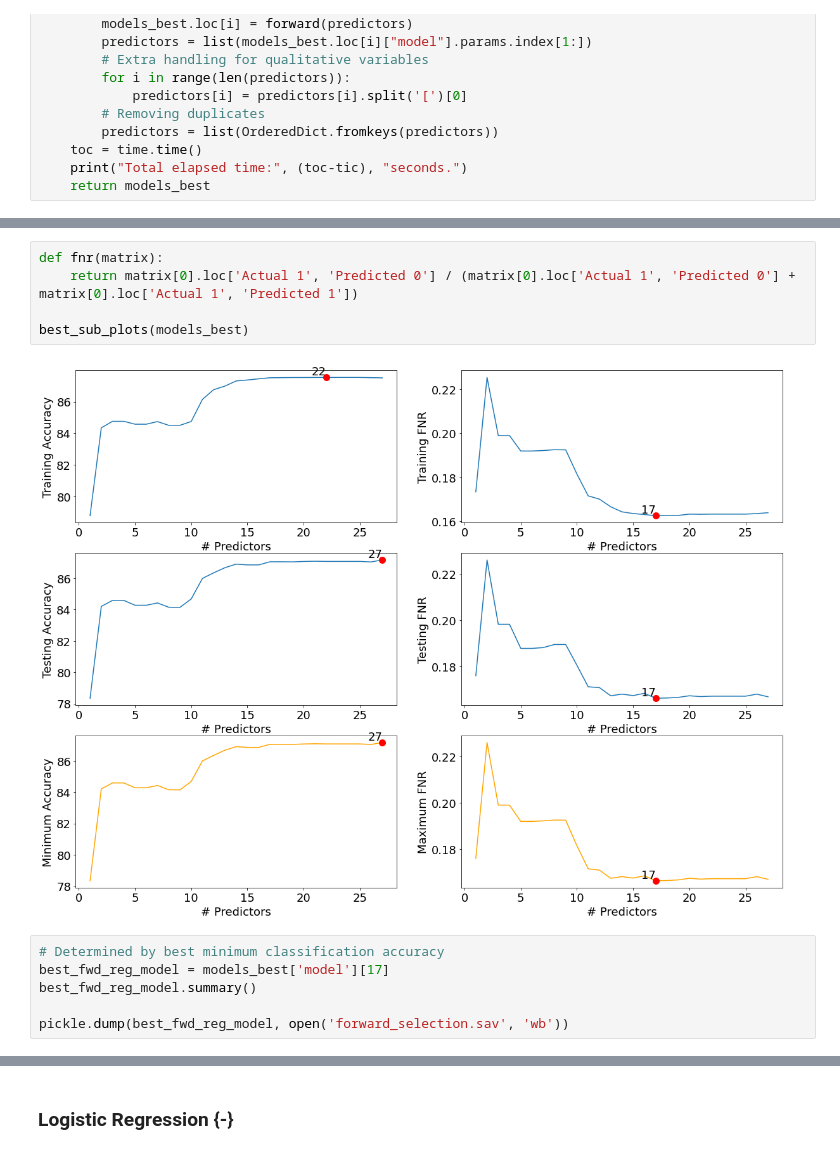
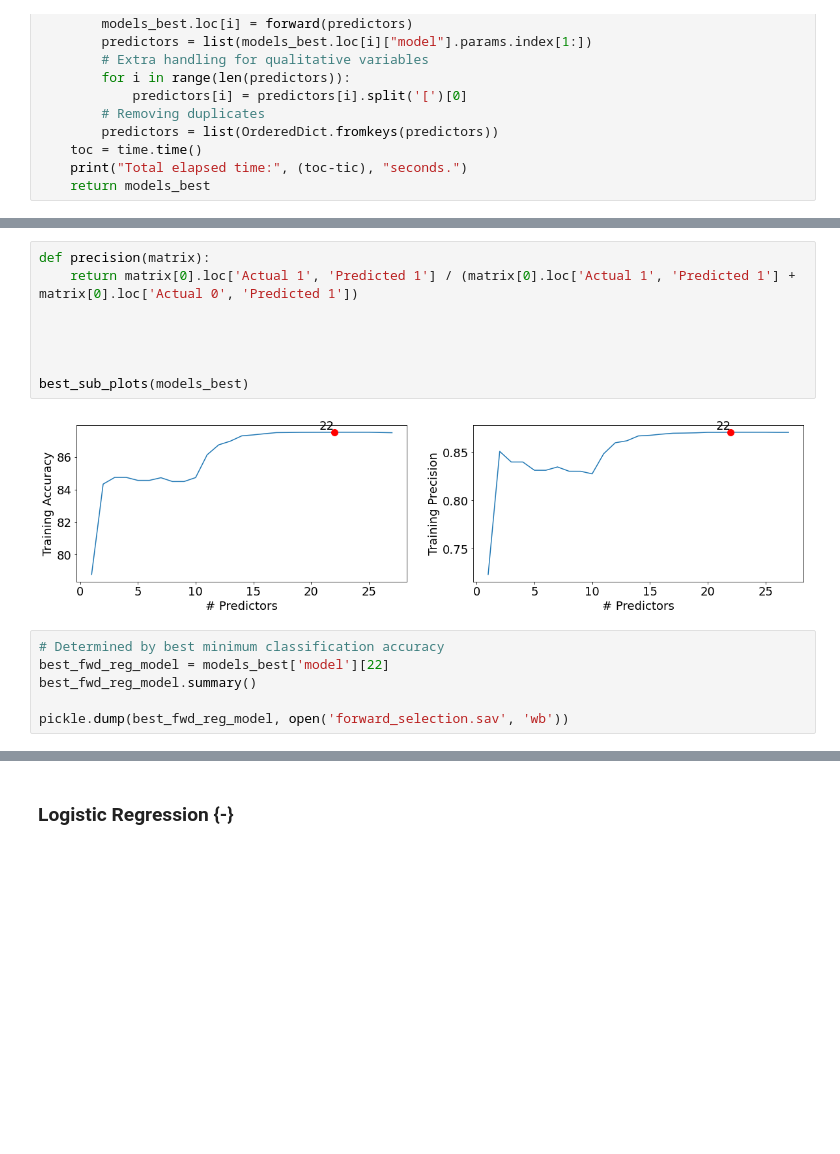
Before and after one commit to cs2027/stat-303-3-project, a Jupyter notebook: Stat 303-3 Final Project, Base Models.ipynb, the cells around one changed output, grey strips where cells are left out. Saved outputs shown, nothing was run; the diff lists cells and outputs as text; blank space fills up the shorter version.

Commit message:
updated forward selection plot

```diff
--- a/Stat 303-3 Final Project, Base Models.ipynb
+++ b/Stat 303-3 Final Project, Base Models.ipynb
@@ -256,13 +216,16 @@ Total elapsed time: 98.38758993148804 seconds.
 # %%
-def fnr(matrix):
-    return matrix[0].loc['Actual 1', 'Predicted 0'] / (matrix[0].loc['Actual 1', 'Predicted 0'] + matrix[0].loc['Actual 1', 'Predicted 1'])
+def precision(matrix):
+    return matrix[0].loc['Actual 1', 'Predicted 1'] / (matrix[0].loc['Actual 1', 'Predicted 1'] + matrix[0].loc['Actual 0', 'Predicted 1'])
+
+
+
 
 best_sub_plots(models_best)
 # %% [output]
-[figure, old version]
+[figure, new version]
 # %%
 # Determined by best minimum classification accuracy
-best_fwd_reg_model = models_best['model'][17]
+best_fwd_reg_model = models_best['model'][22]
 best_fwd_reg_model.summary()
 
 pickle.dump(best_fwd_reg_model, open('forward_selection.sav', 'wb'))
```
Also changed, not shown: parts of 4 cells of this notebook.
